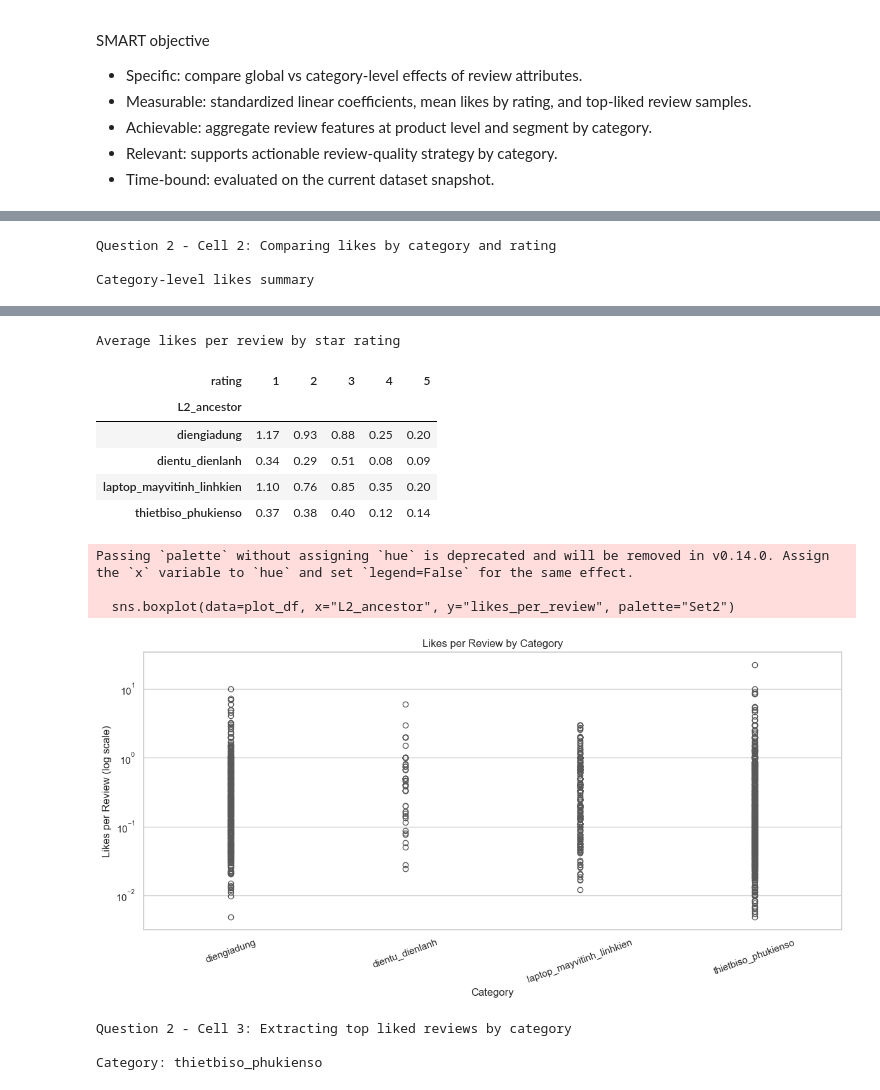
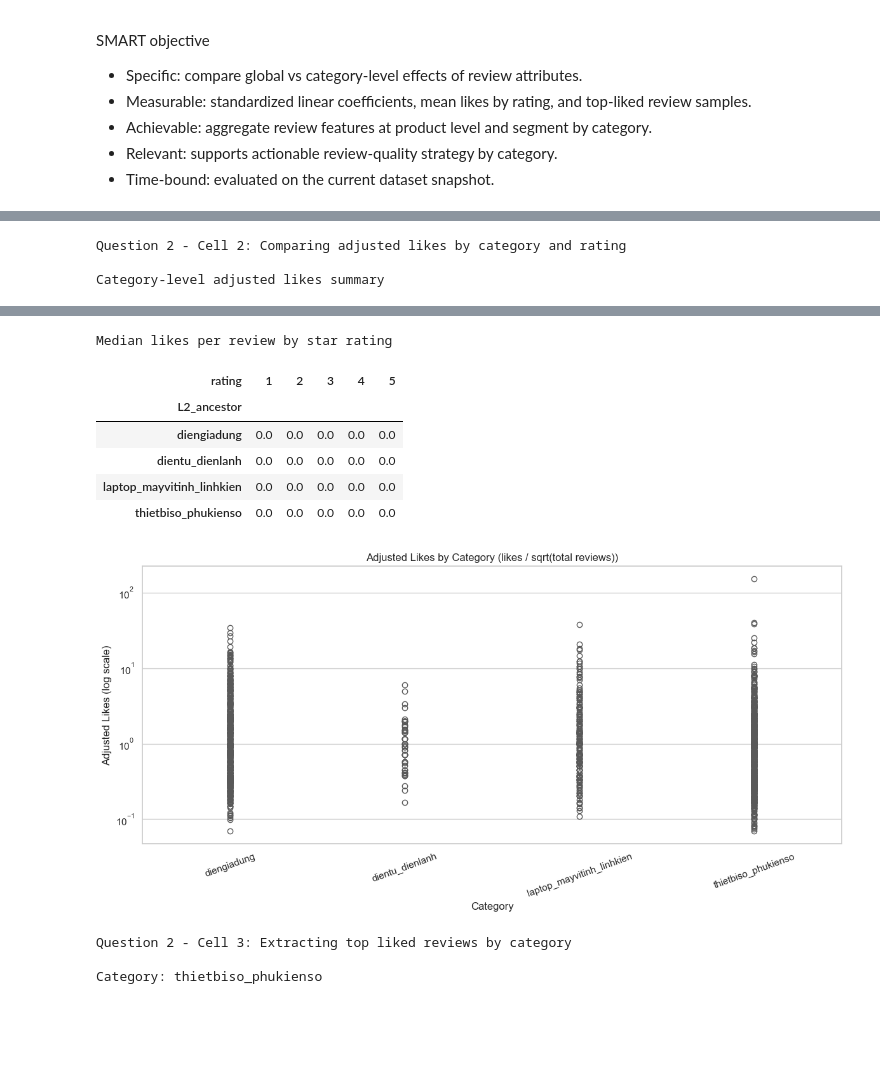
Before and after one commit to phuongth05/DV_LAB01, a Jupyter notebook: groups/loc.ipynb, the cells around one changed output, grey strips where cells are left out. Saved outputs shown, nothing was run; the diff lists cells and outputs as text; code cells hidden in the pictures; blank space fills up the shorter version.

```diff
--- a/groups/loc.ipynb
+++ b/groups/loc.ipynb
@@ -214,0 +14,19 @@ Median likes/review ratio (Q4 vs Q1): 0.00x
+# %%
+# Load base tables once
+
+df_product = pd.read_csv("../data/products.csv")
+df_review = pd.read_csv("../data/reviews.csv")
+
+# Basic type cleaning
+df_product["product_id"] = df_product["product_id"].astype(str)
+df_review["product_id"] = df_review["product_id"].astype(str)
+
+for col in ["price", "sold_count", "review_count", "rating_avg"]:
+    df_product[col] = pd.to_numeric(df_product[col], errors="coerce").fillna(0)
+
+df_product["revenue"] = df_product["price"] * df_product["sold_count"]
+
+df_review["review_date"] = pd.to_datetime(df_review["review_date"], errors="coerce")
+df_review["like_count"] = pd.to_numeric(df_review["like_count"], errors="coerce").fillna(0)
+df_review["rating"] = pd.to_numeric(df_review["rating"], errors="coerce")
+df_review["review_length"] = df_review["review_text"].astype(str).str.len()
@@ -335,25 +493,25 @@ Cell 1 complete: variables available -> df_top_products, top1_names, local_weigh
 # %%
-# Question 2 - Cell 2: likes by category and rating
+# Question 2 - Cell 2: adjusted likes by category and rating
 
-print("Question 2 - Cell 2: Comparing likes by category and rating")
+print("Question 2 - Cell 2: Comparing adjusted likes by category and rating")
 
 likes_summary = (
     df_top_products[df_top_products["L2_ancestor"].isin(top1_names)]
     .groupby("L2_ancestor")
     .agg(
         total_products=("product_id", "count"),
-        avg_likes_per_product=("total_review_likes", "mean"),
-        median_likes_per_product=("total_review_likes", "median"),
+        avg_adjusted_likes=("likes_sqrt_adjusted", "mean"),
+        median_adjusted_likes=("likes_sqrt_adjusted", "median"),
         avg_reviews_per_product=("total_reviews", "mean"),
     )
-    .sort_values("avg_likes_per_product", ascending=False)
+    .sort_values("avg_adjusted_likes", ascending=False)
 )
 
-print("\nCategory-level likes summary")
+print("\nCategory-level adjusted likes summary")
 display(likes_summary.round(2))
 
-df_review_extended = df_review.merge(
-    df_product[["product_id", "source_category"]].rename(columns={"source_category": "product_source_category"}),
+df_review_extended = review_df.merge(
+    product_df[["product_id", "source_category"]].rename(columns={"source_category": "product_source_category"}),
     on="product_id",
     how="left",
 )
@@ -362,25 +520,34 @@ df_review_extended = df_review_extended[df_review_extended["L2_ancestor"].isin(t
 df_review_extended["rating"] = pd.to_numeric(df_review_extended["rating"], errors="coerce")
 df_review_extended["like_count"] = pd.to_numeric(df_review_extended["like_count"], errors="coerce").fillna(0)
 
-rating_likes_corr = df_review_extended.groupby(["L2_ancestor", "rating"])["like_count"].mean().unstack()
+rating_likes_corr = (
+    df_review_extended.groupby(["L2_ancestor", "rating"])["like_count"]
+    .median()
+    .unstack()
+)
 
-print("\nAverage likes per review by star rating")
+print("\nMedian likes per review by star rating")
 display(rating_likes_corr.round(2))
 
 plot_df = df_top_products[df_top_products["L2_ancestor"].isin(top1_names)].copy()
-plot_df["likes_per_review"] = plot_df["total_review_likes"] / plot_df["total_reviews"].replace(0, np.nan)
-plot_df["likes_per_review"] = plot_df["likes_per_review"].fillna(0)
 
 plt.figure(figsize=(12, 6))
-sns.boxplot(data=plot_df, x="L2_ancestor", y="likes_per_review", hue="L2_ancestor", palette="Set2", legend=False)
+sns.boxplot(
+    data=plot_df,
+    x="L2_ancestor",
+    y="likes_sqrt_adjusted",
+    hue="L2_ancestor",
+    palette="Set2",
+    legend=False,
+)
 plt.yscale("log")
-plt.title("Likes per Review by Category")
+plt.title("Adjusted Likes by Category (likes / sqrt(total reviews))")
 plt.xlabel("Category")
-plt.ylabel("Likes per Review (log scale)")
+plt.ylabel("Adjusted Likes (log scale)")
 plt.xticks(rotation=20)
 plt.tight_layout()
 plt.show()
 # %% [output]
-Question 2 - Cell 2: Comparing likes by category and rating
+Question 2 - Cell 2: Comparing adjusted likes by category and rating
 
-Category-level likes summary
+Category-level adjusted likes summary
@@ -393,14 +560,11 @@ Category-level likes summary
-Average likes per review by star rating
+Median likes per review by star rating
 | rating | 1 | 2 | 3 | 4 | 5 |
 | L2_ancestor |  |  |  |  |  |
-| diengiadung | 1.17 | 0.93 | 0.88 | 0.25 | 0.20 |
-| dientu_dienlanh | 0.34 | 0.29 | 0.51 | 0.08 | 0.09 |
-| laptop_mayvitinh_linhkien | 1.10 | 0.76 | 0.85 | 0.35 | 0.20 |
-| thietbiso_phukienso | 0.37 | 0.38 | 0.40 | 0.12 | 0.14 |
+| diengiadung | 0.0 | 0.0 | 0.0 | 0.0 | 0.0 |
+| dientu_dienlanh | 0.0 | 0.0 | 0.0 | 0.0 | 0.0 |
+| laptop_mayvitinh_linhkien | 0.0 | 0.0 | 0.0 | 0.0 | 0.0 |
+| thietbiso_phukienso | 0.0 | 0.0 | 0.0 | 0.0 | 0.0 |
-Passing `palette` without assigning `hue` is deprecated and will be removed in v0.14.0. Assign the `x` variable to `hue` and set `legend=False` for the same effect.
-
-  sns.boxplot(data=plot_df, x="L2_ancestor", y="likes_per_review", palette="Set2")
-[figure, old version]
+[figure, new version]
 # %%
 # Question 2 - Cell 3: top liked reviews by category
 
```
Also changed, not shown: parts of 15 cells of this notebook.
